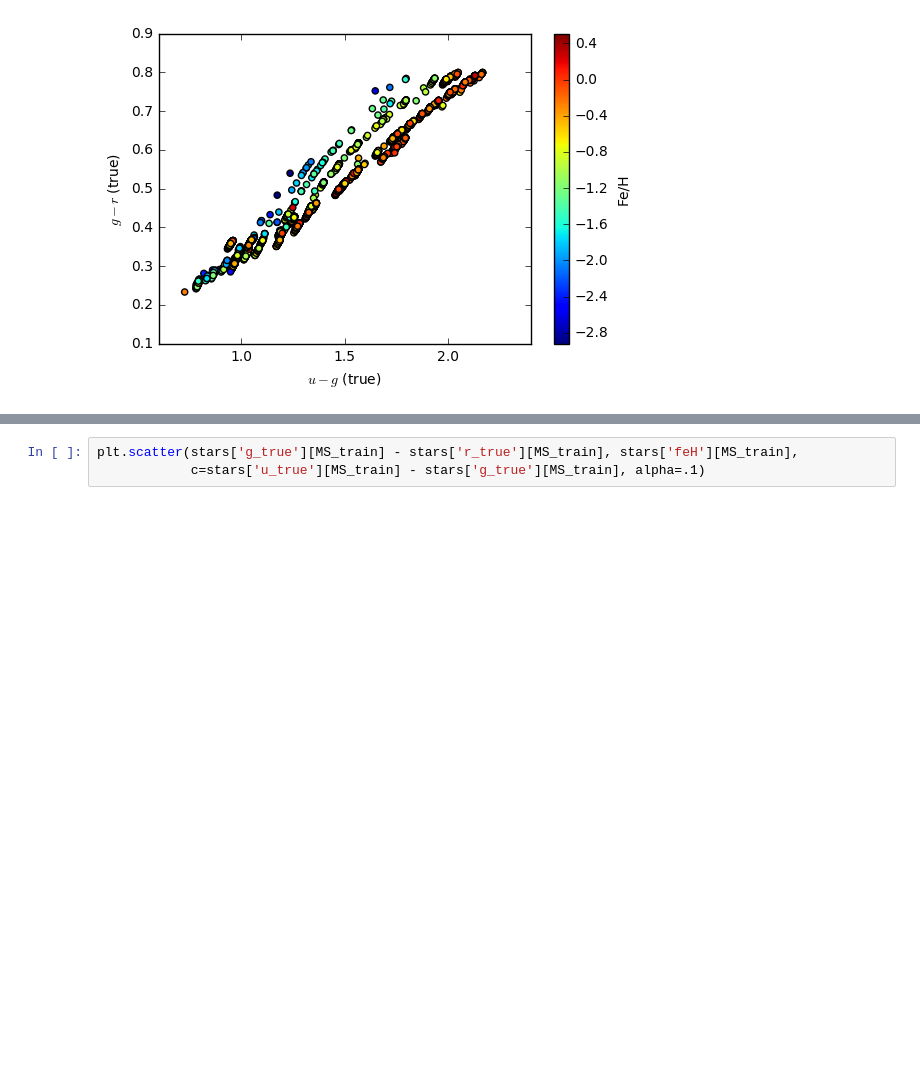
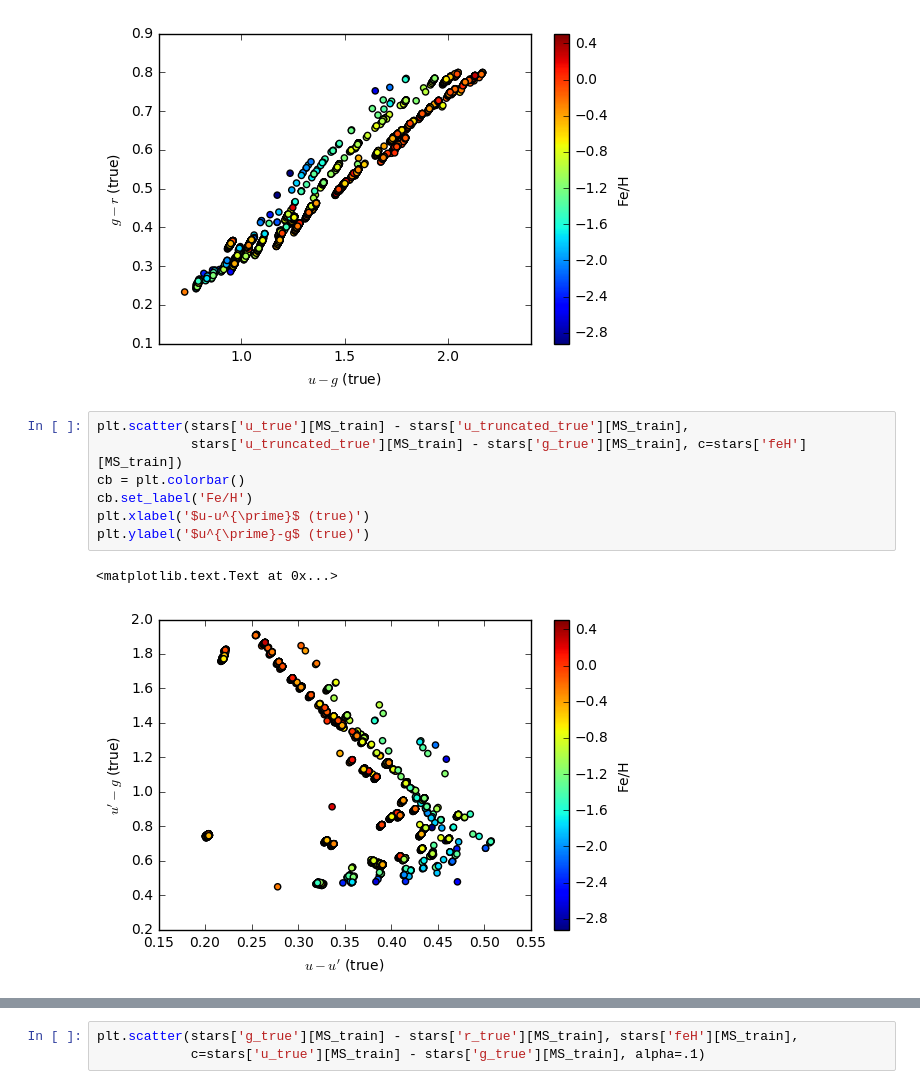
Before and after one commit to lsst-sims/sims_gaia_calib, a Jupyter notebook: python/predict_u_filter.ipynb, the cells around one changed output, grey strips where cells are left out. Cells and saved outputs as stored; diff of their text form; blank space fills up the shorter version.

```diff
--- a/python/predict_u_filter.ipynb
+++ b/python/predict_u_filter.ipynb
@@ -42,3 +111,13 @@ plt.ylabel('$g-r$ (true)')
 # %% [output]
 <matplotlib.text.Text at 0x...>
 [figure]
+# %%
+plt.scatter(stars['u_true'][MS_train] - stars['u_truncated_true'][MS_train],
+            stars['u_truncated_true'][MS_train] - stars['g_true'][MS_train], c=stars['feH'][MS_train])
+cb = plt.colorbar()
+cb.set_label('Fe/H')
+plt.xlabel('$u-u^{\prime}$ (true)')
+plt.ylabel('$u^{\prime}-g$ (true)')
+# %% [output]
+<matplotlib.text.Text at 0x...>
+[figure, added]
```
Also changed, not shown: parts of 11 cells of this notebook.
